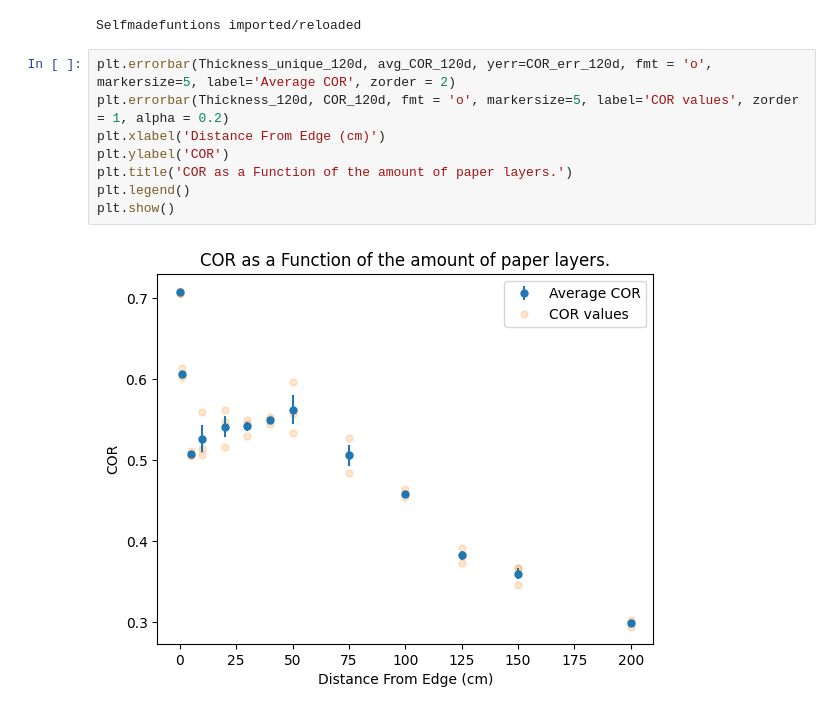
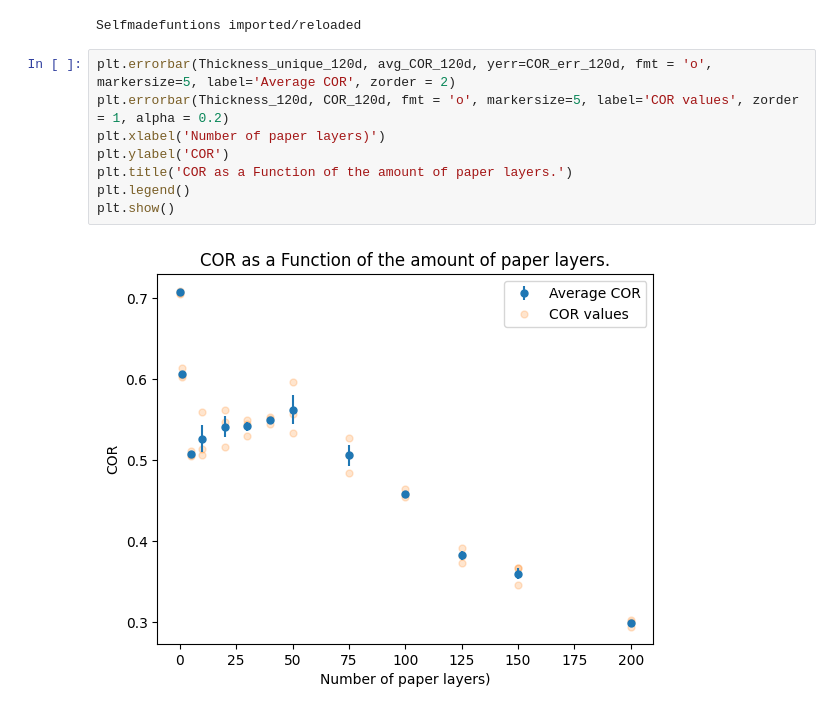
Before and after one commit to joshuadijksman/paperstack, a Jupyter notebook: Manou_version/code/Manou_Experiments.ipynb, the cells around one changed output. Cells and saved outputs as stored; diff of their text form.

```diff
--- a/Manou_version/code/Manou_Experiments.ipynb
+++ b/Manou_version/code/Manou_Experiments.ipynb
@@ -561,10 +561,10 @@ Selfmadefuntions imported/reloaded
 # %%
 plt.errorbar(Thickness_unique_120d, avg_COR_120d, yerr=COR_err_120d, fmt = 'o', markersize=5, label='Average COR', zorder = 2)
 plt.errorbar(Thickness_120d, COR_120d, fmt = 'o', markersize=5, label='COR values', zorder = 1, alpha = 0.2)
-plt.xlabel('Distance From Edge (cm)')
+plt.xlabel('Number of paper layers)')
 plt.ylabel('COR')
 plt.title('COR as a Function of the amount of paper layers.')
 plt.legend()
 plt.show()
 # %% [output]
-[figure, old version]
+[figure, new version]
```
Also changed, not shown: parts of 2 cells of this notebook, 46 other files.
